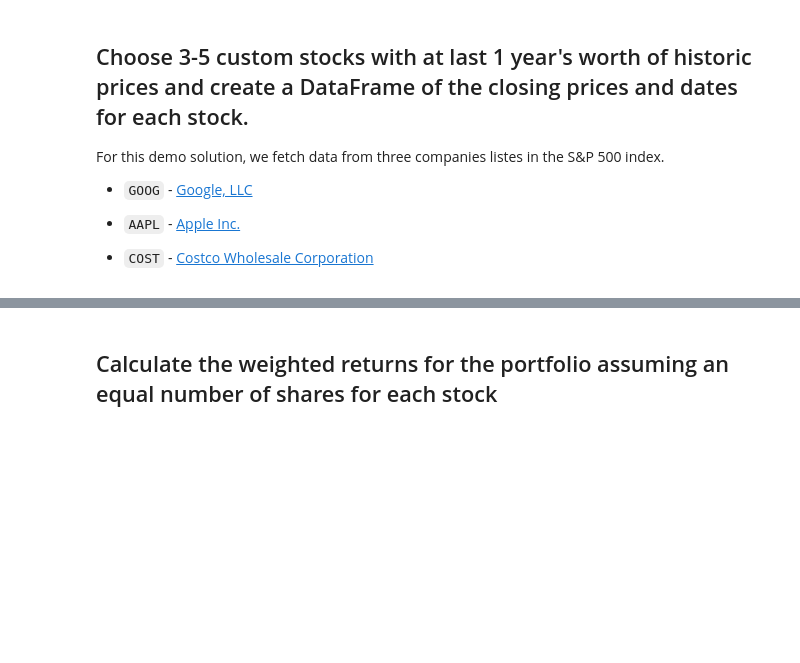
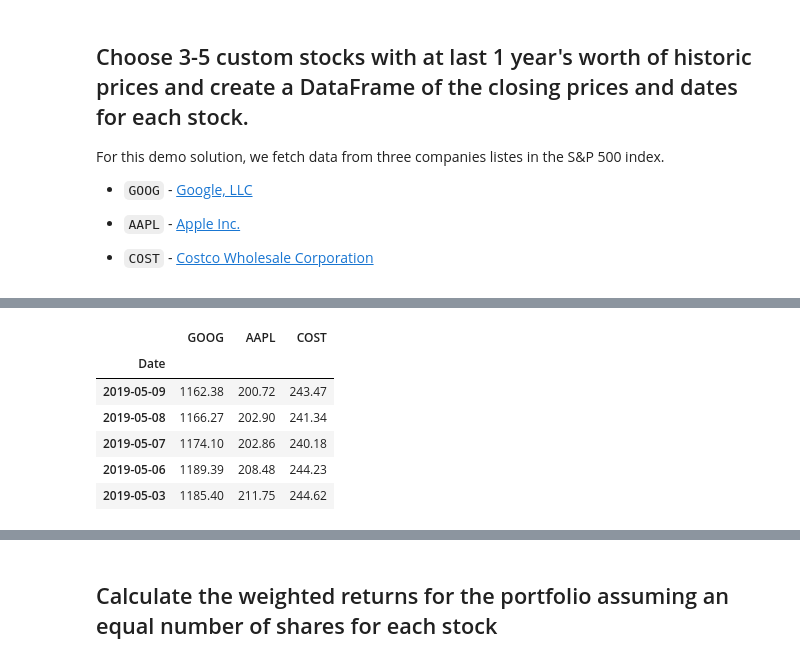
Before and after one commit to jarewa2/Pandas, a Jupyter notebook: whale_analysis.ipynb, the cells around one changed output, grey strips where cells are left out. Cells and saved outputs as stored; diff of their text form; code cells hidden in the pictures; blank space fills up the shorter version.

```diff
--- a/whale_analysis.ipynb
+++ b/whale_analysis.ipynb
@@ -410,2 +461,21 @@ For this demo solution, we fetch data from three companies listes in the S&P 500
+# %%
+# Rename each column
+all_stocks_df.columns = ['Date', 'Sym_G', 'GOOG', 'Sym_A', 'AAPL', 'Sym_C', 'COST']
+
+# set new index to 'Date' column and sort
+all_stocks_df.set_index('Date', inplace=True)
+all_stocks_df.sort_index()
+
+# Reorganize portfolio data by droping unwanted columns and having a column per symbol
+all_stocks_df.drop(columns=['Sym_G', 'Sym_A', 'Sym_C'], inplace=True)
+all_stocks_df.head()
+# %% [output]
+|  | GOOG | AAPL | COST |
+| Date |  |  |  |
+| 2019-05-09 | 1162.38 | 200.72 | 243.47 |
+| 2019-05-08 | 1166.27 | 202.90 | 241.34 |
+| 2019-05-07 | 1174.10 | 202.86 | 240.18 |
+| 2019-05-06 | 1189.39 | 208.48 | 244.23 |
+| 2019-05-03 | 1185.40 | 211.75 | 244.62 |
 # %%
 # Calculate daily returns
```
Also changed, not shown: parts of 15 cells of this notebook.
